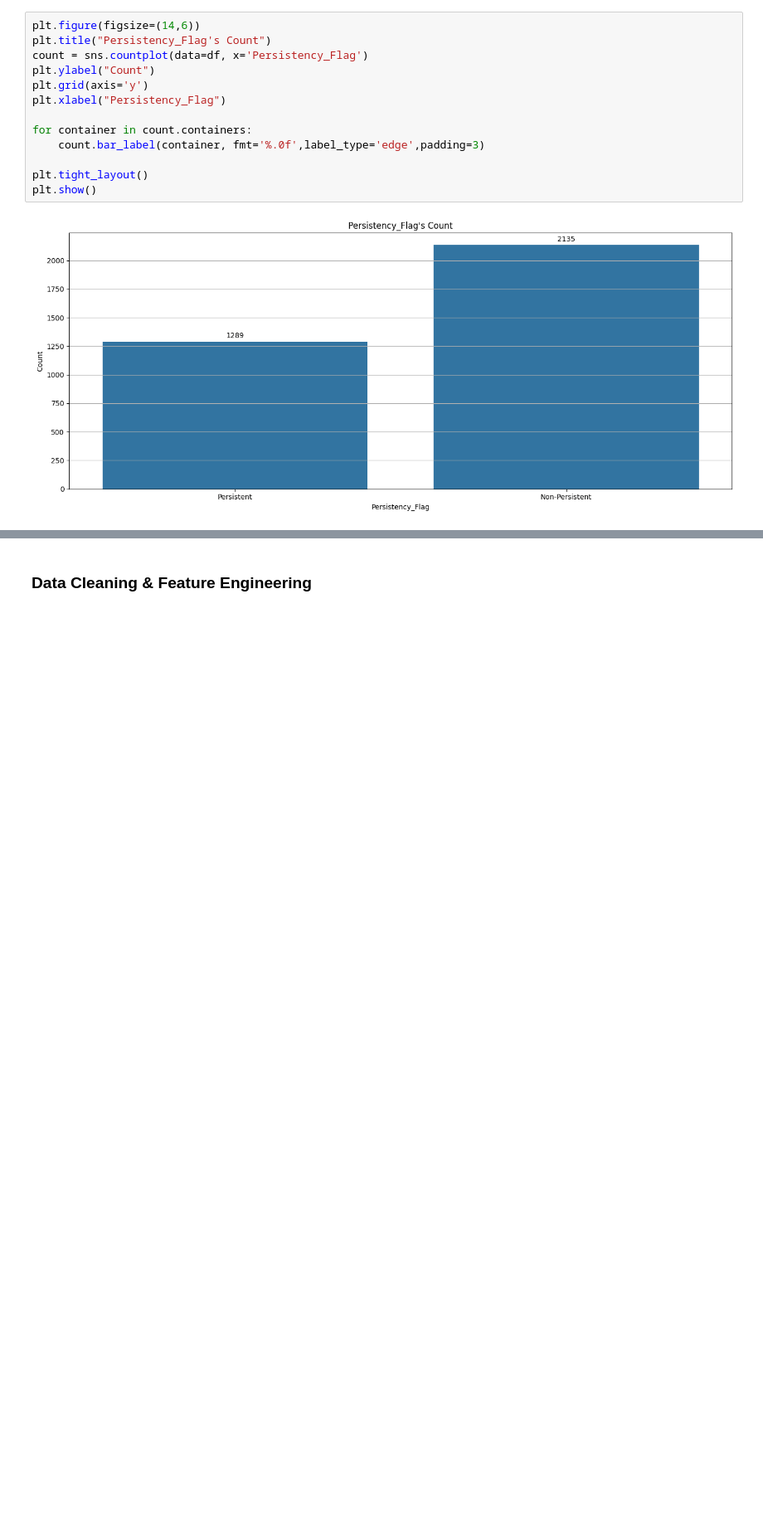
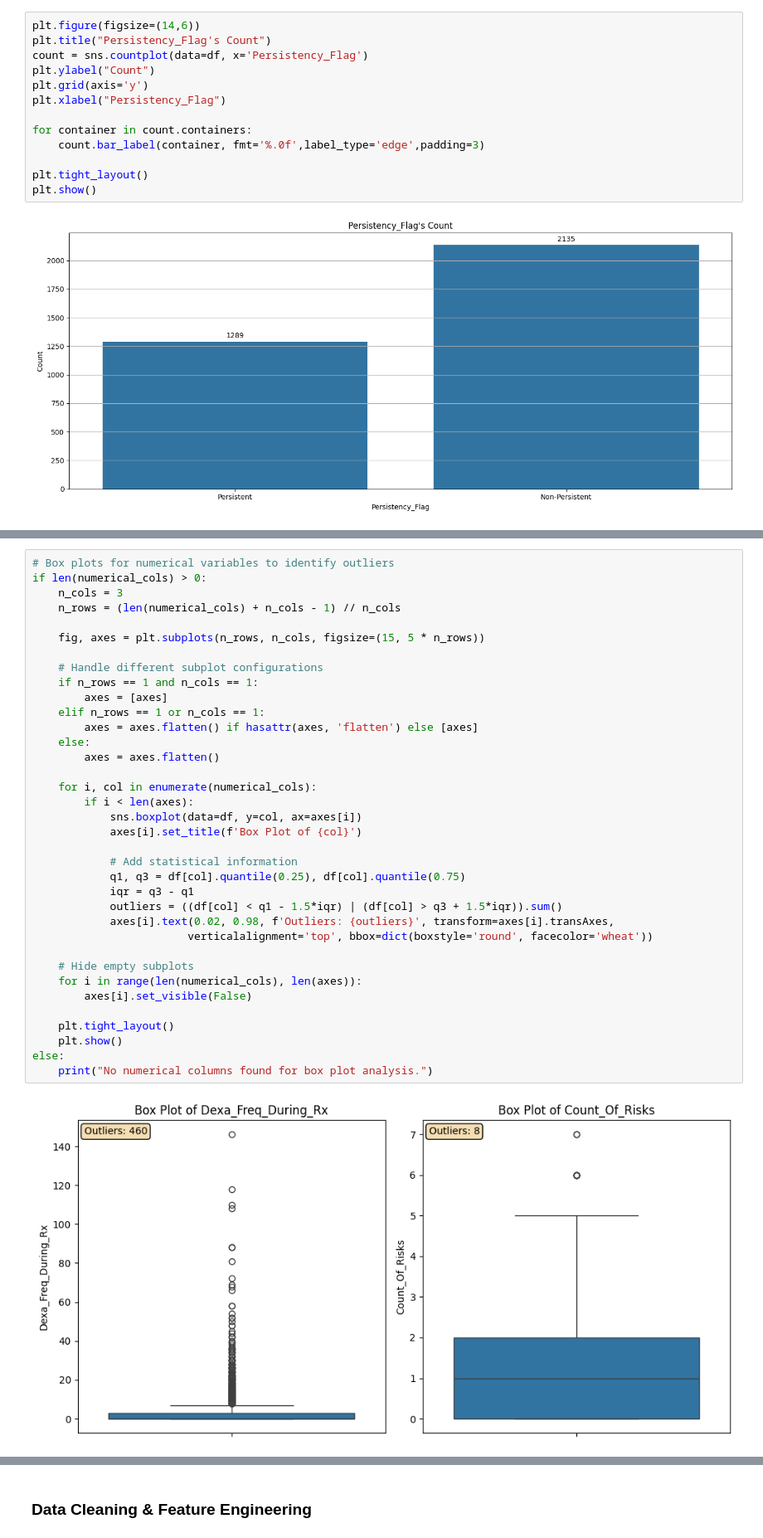
Before and after one commit to SKeval/Persistency-of-Drug-Healthcare-Project, a Jupyter notebook: app.ipynb, the cells around one changed output, grey strips where cells are left out. Shown at 83% size. Drawn from its saved outputs; the diff is of its cells as text; blank space fills up the shorter version.

```diff
--- a/app.ipynb
+++ b/app.ipynb
@@ -93,0 +251,38 @@ plt.show()
+# %%
+# Box plots for numerical variables to identify outliers
+if len(numerical_cols) > 0:
+    n_cols = 3
+    n_rows = (len(numerical_cols) + n_cols - 1) // n_cols
+
+    fig, axes = plt.subplots(n_rows, n_cols, figsize=(15, 5 * n_rows))
+
+    # Handle different subplot configurations
+    if n_rows == 1 and n_cols == 1:
+        axes = [axes]
+    elif n_rows == 1 or n_cols == 1:
+        axes = axes.flatten() if hasattr(axes, 'flatten') else [axes]
+    else:
+        axes = axes.flatten()
+
+    for i, col in enumerate(numerical_cols):
+        if i < len(axes):
+            sns.boxplot(data=df, y=col, ax=axes[i])
+            axes[i].set_title(f'Box Plot of {col}')
+
+            # Add statistical information
+            q1, q3 = df[col].quantile(0.25), df[col].quantile(0.75)
+            iqr = q3 - q1
+            outliers = ((df[col] < q1 - 1.5*iqr) | (df[col] > q3 + 1.5*iqr)).sum()
+            axes[i].text(0.02, 0.98, f'Outliers: {outliers}', transform=axes[i].transAxes,
+                        verticalalignment='top', bbox=dict(boxstyle='round', facecolor='wheat'))
+
+    # Hide empty subplots
+    for i in range(len(numerical_cols), len(axes)):
+        axes[i].set_visible(False)
+
+    plt.tight_layout()
+    plt.show()
+else:
+    print("No numerical columns found for box plot analysis.")
+# %% [output]
+[figure, added]
```
Also changed, not shown: parts of 23 cells of this notebook.
